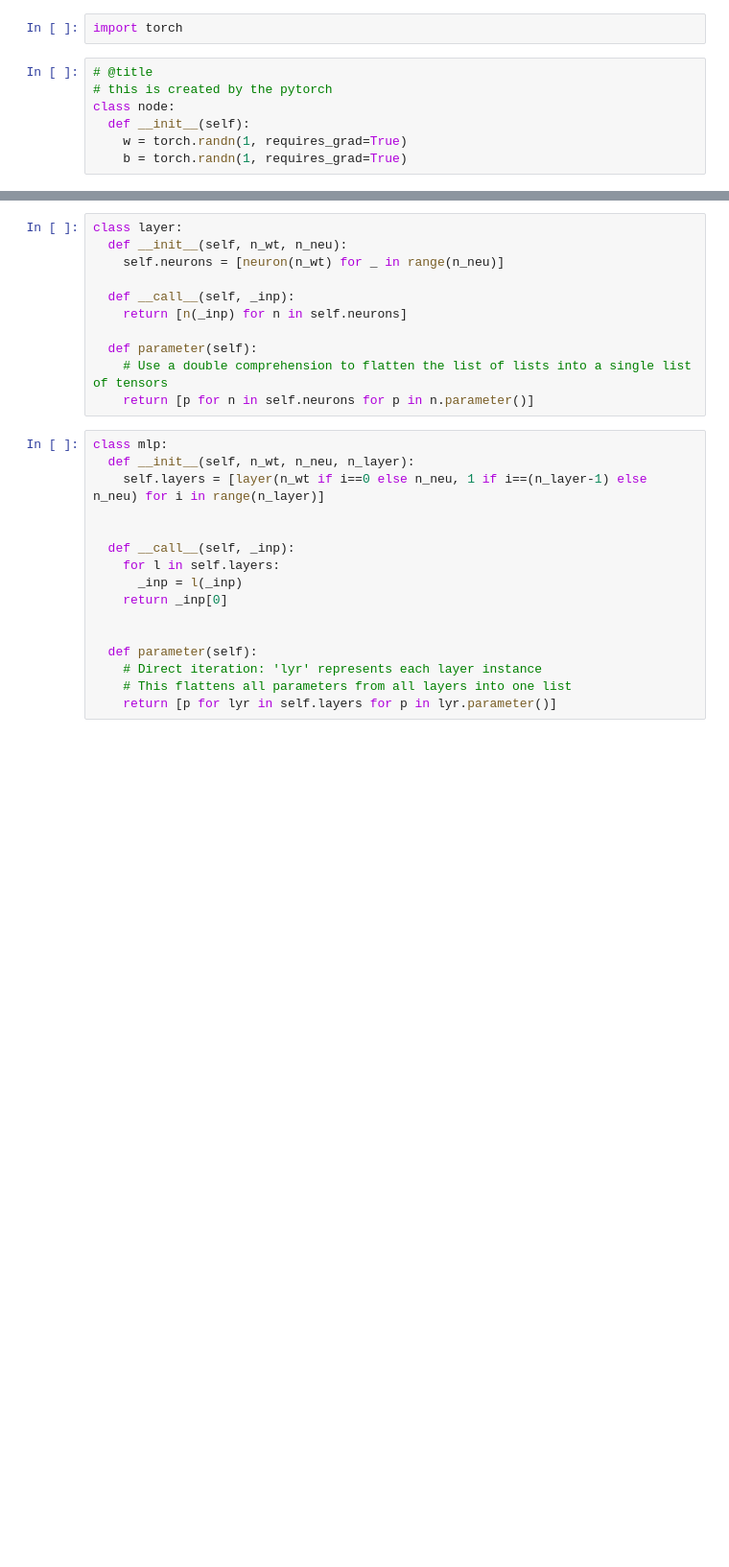
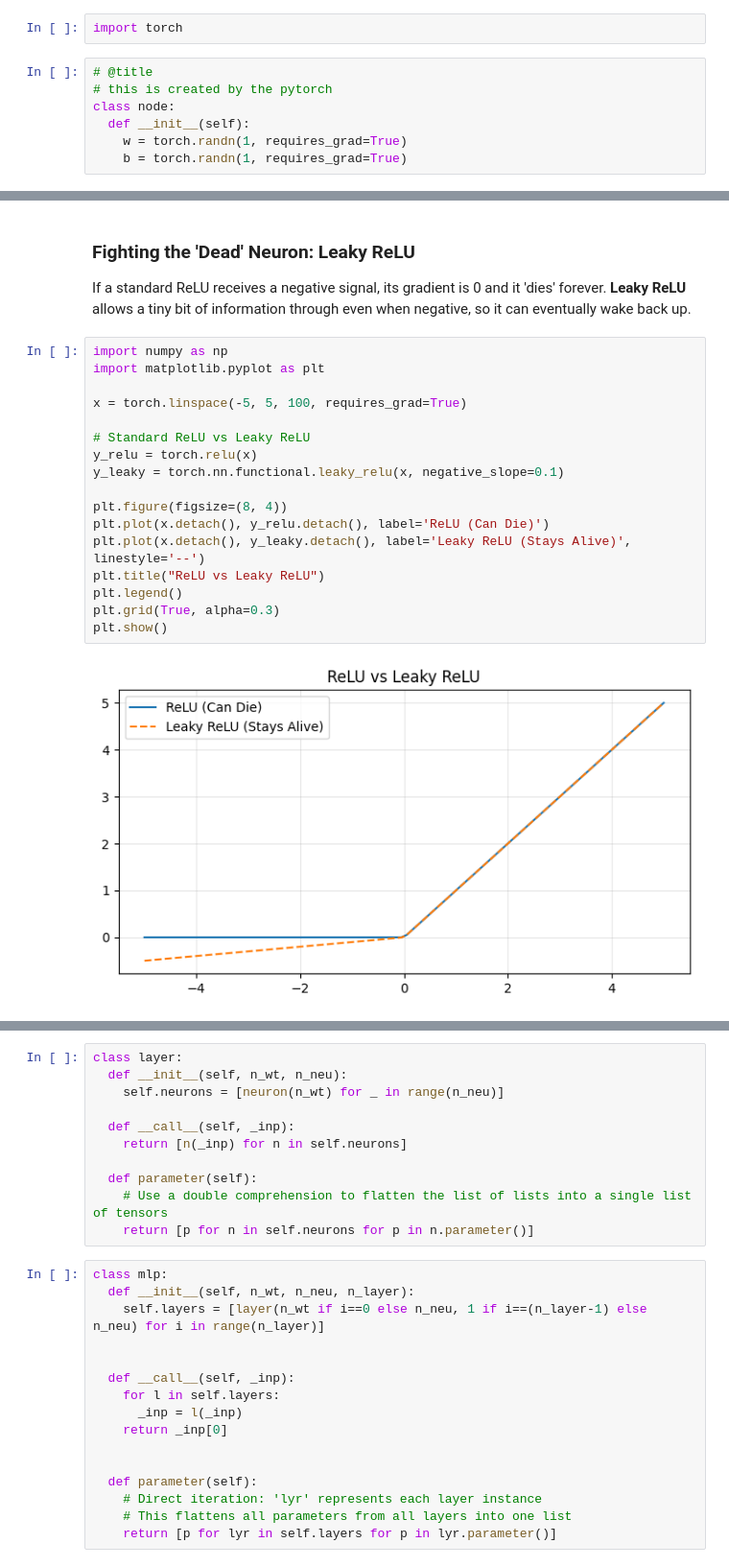
Before and after one commit to PradipBanik/Build_2026, a Jupyter notebook: Andrew_Karaoathy_summary.ipynb, the cells around one changed output, grey strips where cells are left out. Shown at 96% size. Drawn from its saved outputs; the diff is of its cells as text; blank space fills up the shorter version.

```diff
--- a/Andrew_Karaoathy_summary.ipynb
+++ b/Andrew_Karaoathy_summary.ipynb
@@ -797,0 +829,22 @@ class neuron:
+# %% [markdown]
+### Fighting the 'Dead' Neuron: Leaky ReLU
+If a standard ReLU receives a negative signal, its gradient is 0 and it 'dies' forever. **Leaky ReLU** allows a tiny bit of information through even when negative, so it can eventually wake back up.
+# %%
+import numpy as np
+import matplotlib.pyplot as plt
+
+x = torch.linspace(-5, 5, 100, requires_grad=True)
+
+# Standard ReLU vs Leaky ReLU
+y_relu = torch.relu(x)
+y_leaky = torch.nn.functional.leaky_relu(x, negative_slope=0.1)
+
+plt.figure(figsize=(8, 4))
+plt.plot(x.detach(), y_relu.detach(), label='ReLU (Can Die)')
+plt.plot(x.detach(), y_leaky.detach(), label='Leaky ReLU (Stays Alive)', linestyle='--')
+plt.title("ReLU vs Leaky ReLU")
+plt.legend()
+plt.grid(True, alpha=0.3)
+plt.show()
+# %% [output]
+[figure, added]
```
Also changed, not shown: parts of 15 cells of this notebook.
